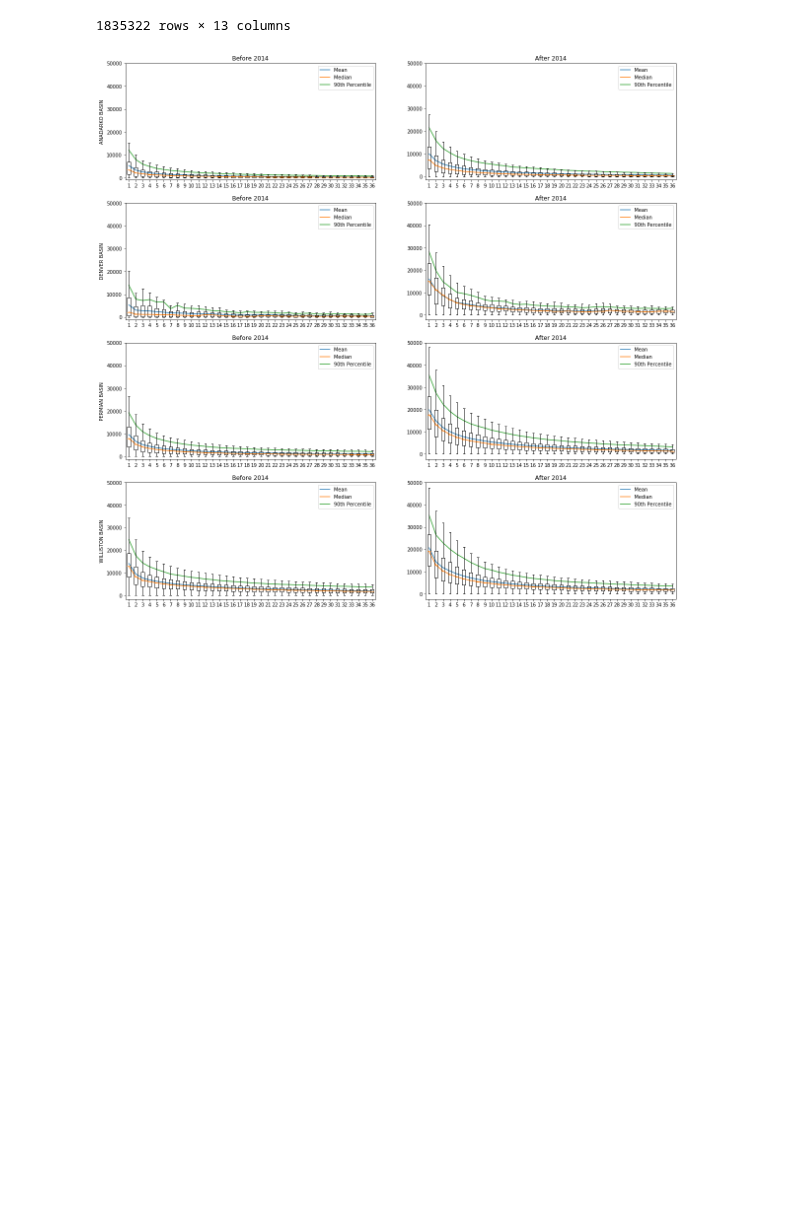
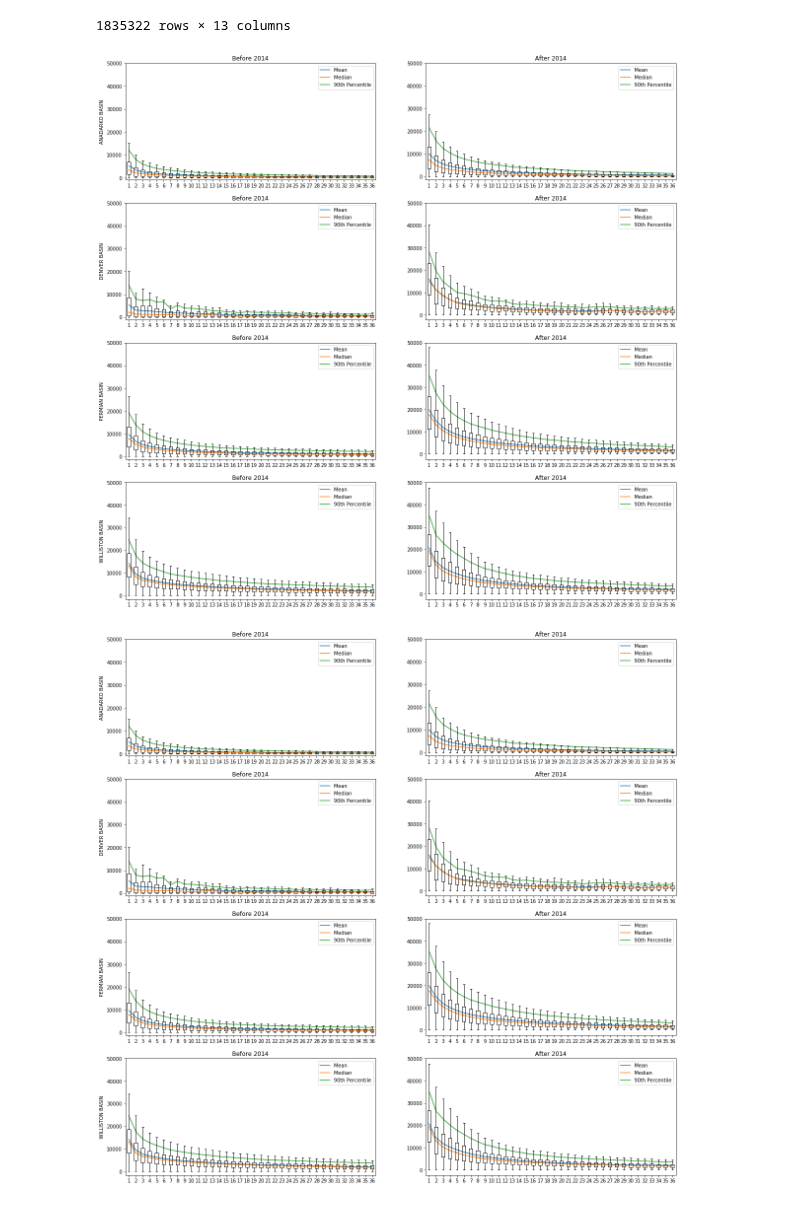
Before and after one commit to NourhanKhaled/DataScience-Project, a Jupyter notebook: Milestone1/Milestone_1.ipynb, the cells around one changed output. Drawn from its saved outputs; the diff is of its cells as text; code cells hidden in the pictures; blank space fills up the shorter version.

```diff
--- a/Milestone1/Milestone_1.ipynb
+++ b/Milestone1/Milestone_1.ipynb
@@ -114,7 +114,7 @@ def get_stats(basin, index, table):
     median = group["Liquid"].median()
     perct = group["Liquid"].quantile(.9)
     liquid = group['Liquid']
-    return mean, median, perct, liquid
+    return [[mean], [median], [perct], liquid]
 
 def mean_basin(basin, index, table):
     group = table[(table['BasinName'] == basin) & (table['index'] == index)]
@@ -131,4 +131,41 @@ def percentile(basin, index, table):
 def liquid(basin, index, table):
     group = table[(table['BasinName'] == basin) & (table['index'] == index)]
     return group['Liquid']
+# %%
+pre2014 = indexed_wells_4basins[indexed_wells_4basins['CompletionDate'] < '2014-01-01']
+post2014 = indexed_wells_4basins[indexed_wells_4basins['CompletionDate'] >= '2014-01-01']
+indices = np.arange(36) + 1
+basins = ["ANADARKO BASIN","DENVER BASIN", "PERMIAN BASIN", "WILLISTON BASIN"]
+
+all_stats_pre = np.array([[get_stats(y, x, pre2014) for x in indices] for y in basins]) #couldn't  plot this
+all_stats_post = np.array([[get_stats(y, x, post2014) for x in indices] for y in basins]) #couldn't  plot this
+# %%
+plt.rcParams["figure.figsize"]=20,20
+
+idx = 1
+for i in range(len(basins)):
+
+    ax1 = plt.subplot(4,2,idx)
+    ax1.plot(indices, np.hstack(all_stats_pre[i,:,0]), label="Mean")
+    ax1.plot(indices, np.hstack(all_stats_pre[i,:,1]), label="Median")
+    ax1.plot(indices, np.hstack(all_stats_pre[i,:,2]), label="90th Percentile")
+    ax1.boxplot(list(all_stats_pre[i,:,3]), showfliers=False)
+    ax1.set_ylim(top=50000)
+    ax1.legend()
+    ax1.set_title('Before 2014')
+    ax1.set_ylabel(basins[i])
+    idx += 1
+
+    ax2 = plt.subplot(4,2,idx)
+    ax2.plot(indices, np.hstack(all_stats_post[i,:,0]), label="Mean")
+    ax2.plot(indices, np.hstack(all_stats_post[i,:,1]), label="Median")
+    ax2.plot(indices, np.hstack(all_stats_post[i,:,2]), label="90th Percentile")
+    ax2.boxplot(list(all_stats_post[i,:,3]), showfliers=False)
+    ax2.set_ylim(top=50000)
+    ax2.set_title('After 2014')
+    ax2.legend()
+
+    idx += 1
+# %% [output]
+[figure, added]
 # %%
```
Also changed, not shown: parts of 2 cells of this notebook.
